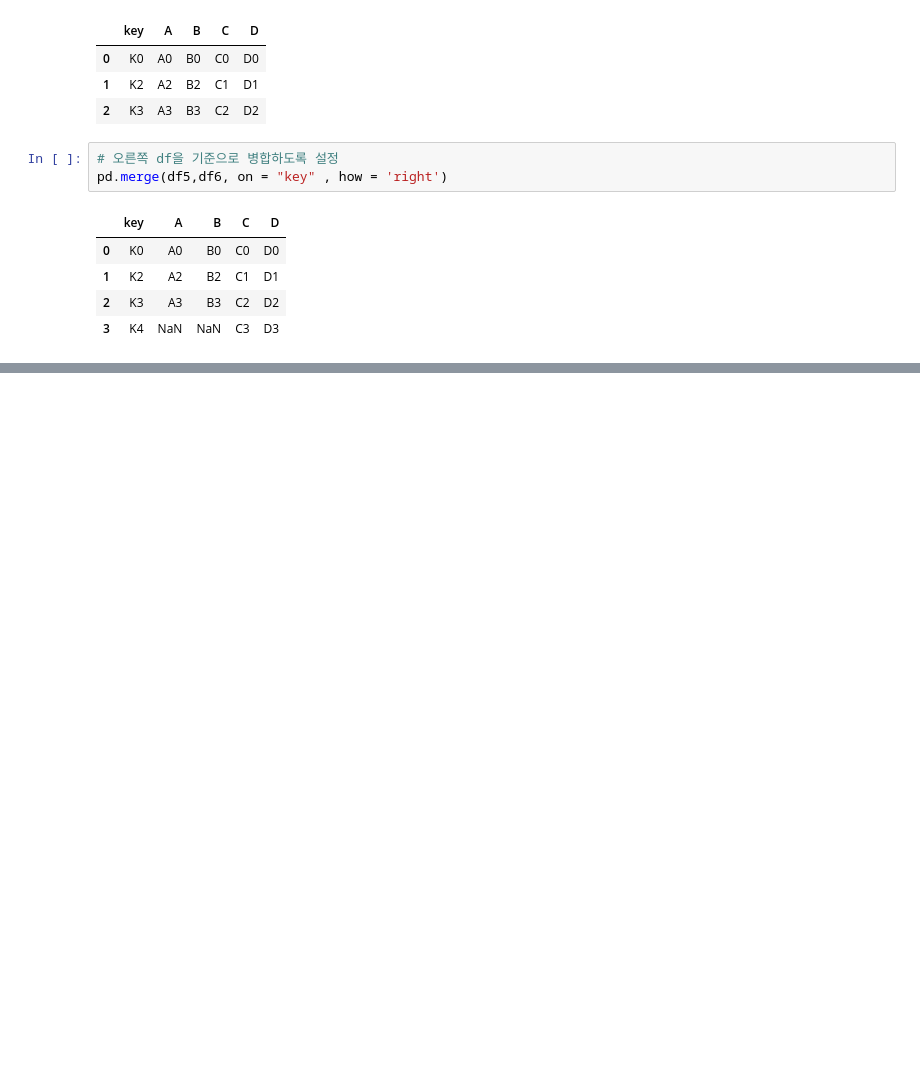
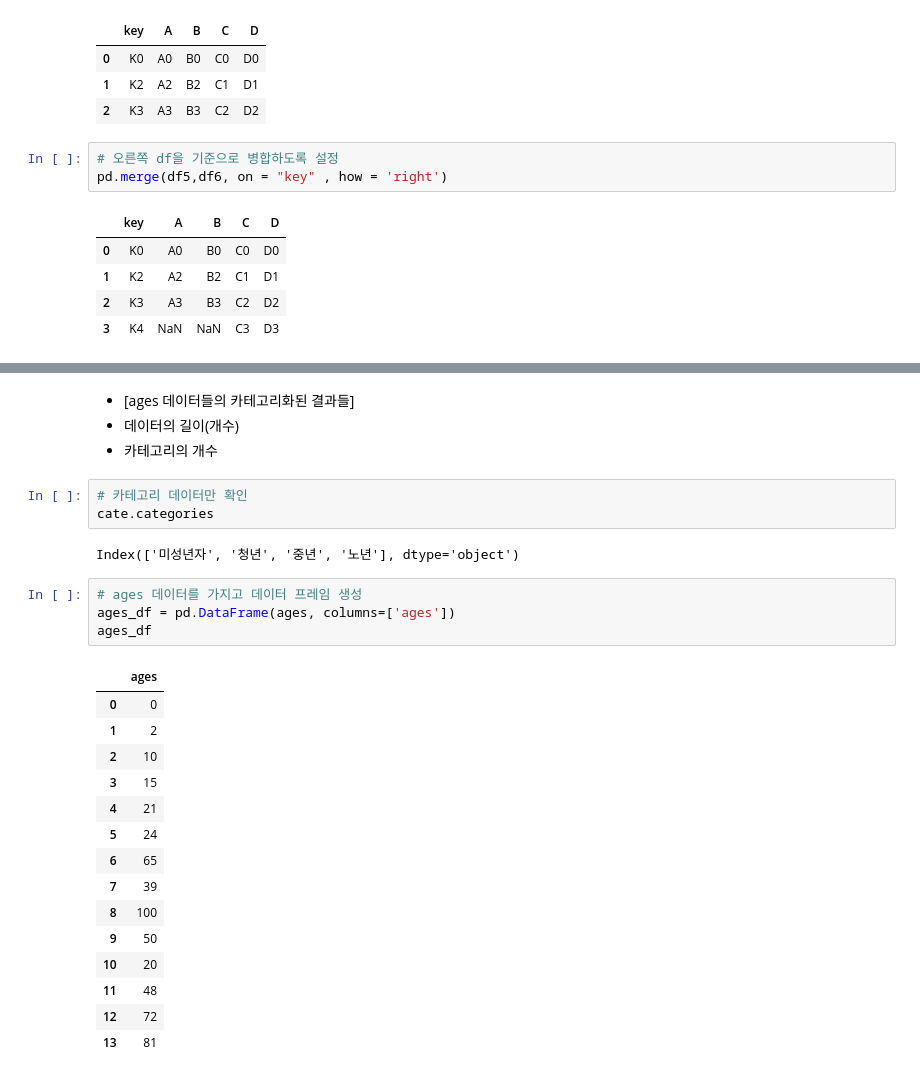
Before and after one commit to likemilktea/GjAiSchool, a Jupyter notebook: 04.Python/Python Library/ex03_pandas_DataFrame.ipynb, the cells around one changed output, grey strips where cells are left out. Drawn from its saved outputs; the diff is of its cells as text; blank space fills up the shorter version.

```diff
--- a/04.Python/Python Library/ex03_pandas_DataFrame.ipynb
+++ b/04.Python/Python Library/ex03_pandas_DataFrame.ipynb
@@ -756,0 +836,29 @@ pd.merge(df5,df6, on = "key" , how = 'right')
+# %% [markdown]
+- [ages 데이터들의 카테고리화된 결과들]
+- 데이터의 길이(개수)
+- 카테고리의 개수
+# %%
+# 카테고리 데이터만 확인
+cate.categories
+# %% [output]
+Index(['미성년자', '청년', '중년', '노년'], dtype='object')
+# %%
+# ages 데이터를 가지고 데이터 프레임 생성
+ages_df = pd.DataFrame(ages, columns=['ages'])
+ages_df
+# %% [output]
+|  | ages |
+| 0 | 0 |
+| 1 | 2 |
+| 2 | 10 |
+| 3 | 15 |
+| 4 | 21 |
+| 5 | 24 |
+| 6 | 65 |
+| 7 | 39 |
+| 8 | 100 |
+| 9 | 50 |
+| 10 | 20 |
+| 11 | 48 |
+| 12 | 72 |
+| 13 | 81 |
```
Also changed, not shown: parts of 15 cells of this notebook, 12 other files.
